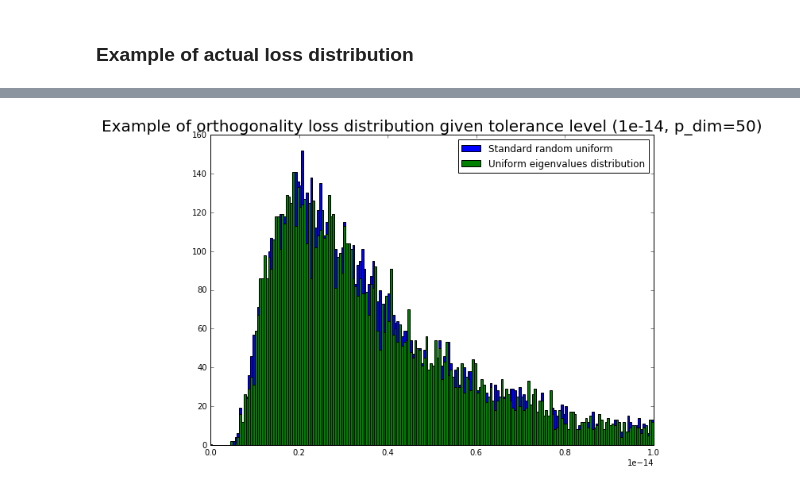
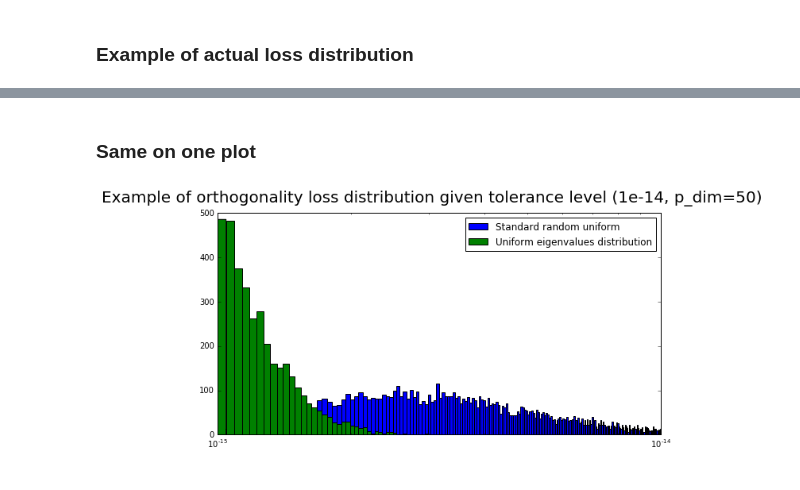
Before and after one commit to yobibyte/hpmc-eigensolvers, a Jupyter notebook: results_analysis.ipynb, the cells around one changed output, grey strips where cells are left out. Drawn from its saved outputs; the diff is of its cells as text; code cells hidden in the pictures.

```diff
--- a/results_analysis.ipynb
+++ b/results_analysis.ipynb
@@ -269,10 +282,13 @@ for i in range(10, MAX_SIZE+1, 10):
+# %% [markdown]
+### Same on one plot
 # %%
-plt.figure(figsize=(10,7))
-plt.title('Example of orthogonality loss distribution given tolerance level (1e-14, p_dim=50)', fontsize=20)
+fig = plt.figure(figsize=(10,5))
+plt.xscale('log')
+fig.suptitle('Example of orthogonality loss distribution given tolerance level (1e-14, p_dim=50)', fontsize=20)
 d = np.array(data_fga['standard-random-uniform']['dstevx'][1e-14][50])
-plt.hist(d[:,0], bins=200, range=(0,1e-14),label=['Standard random uniform']);
+plt.hist(d[:,0], bins=200, range=(1e-15,1e-14),label=['Standard random uniform']);
 d = np.array(data_fga['uniform-eigenvalues-dist']['dstevx'][1e-14][50])
-plt.hist(d[:,0], bins=200, range=(0,1e-14), label=['Uniform eigenvalues distribution']);
+plt.hist(d[:,0], bins=200, range=(1e-15,1e-14), label=['Uniform eigenvalues distribution']);
 plt.legend();
 # %% [output]
-[figure, old version]
+[figure, new version]
```
Also changed, not shown: parts of 7 cells of this notebook, 7 other files.
